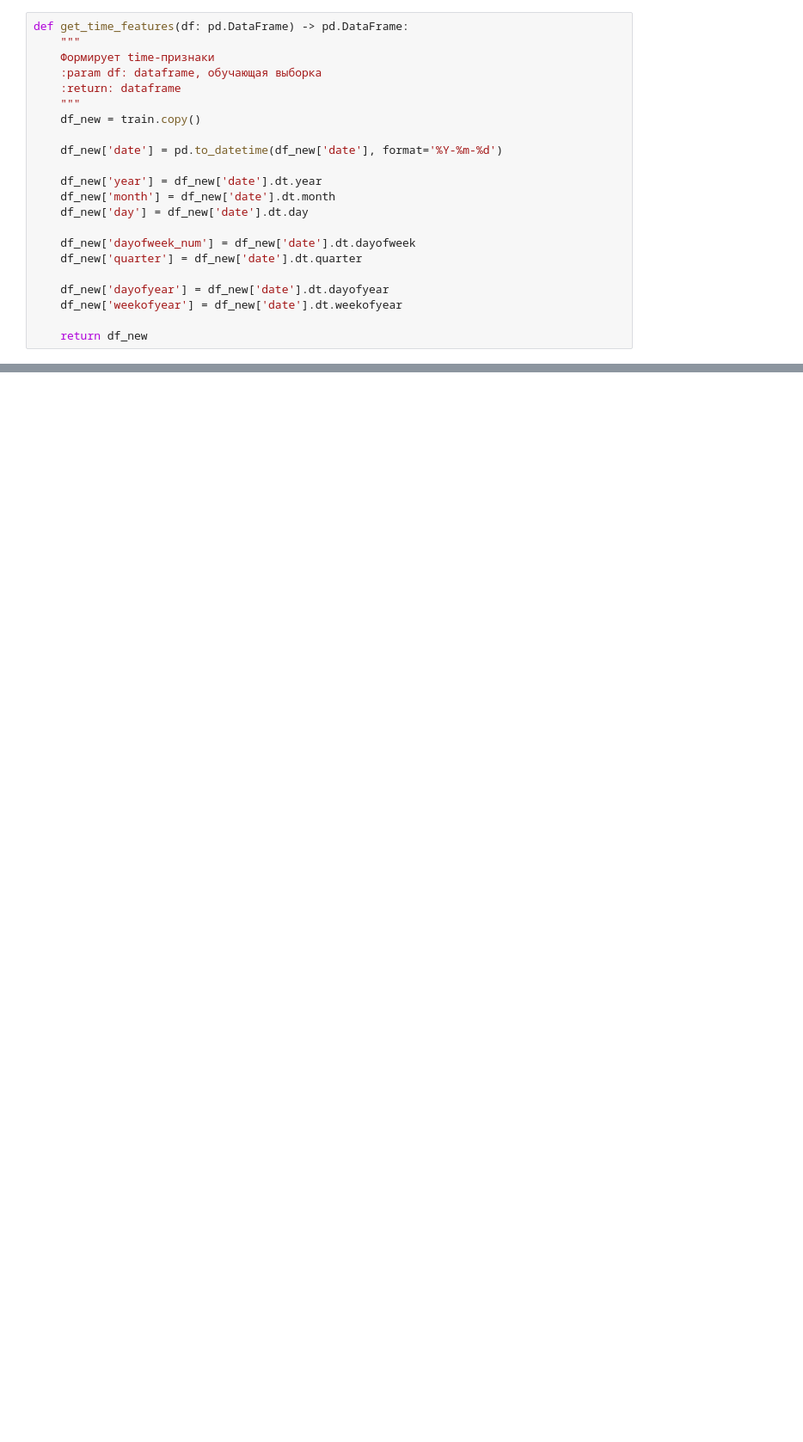
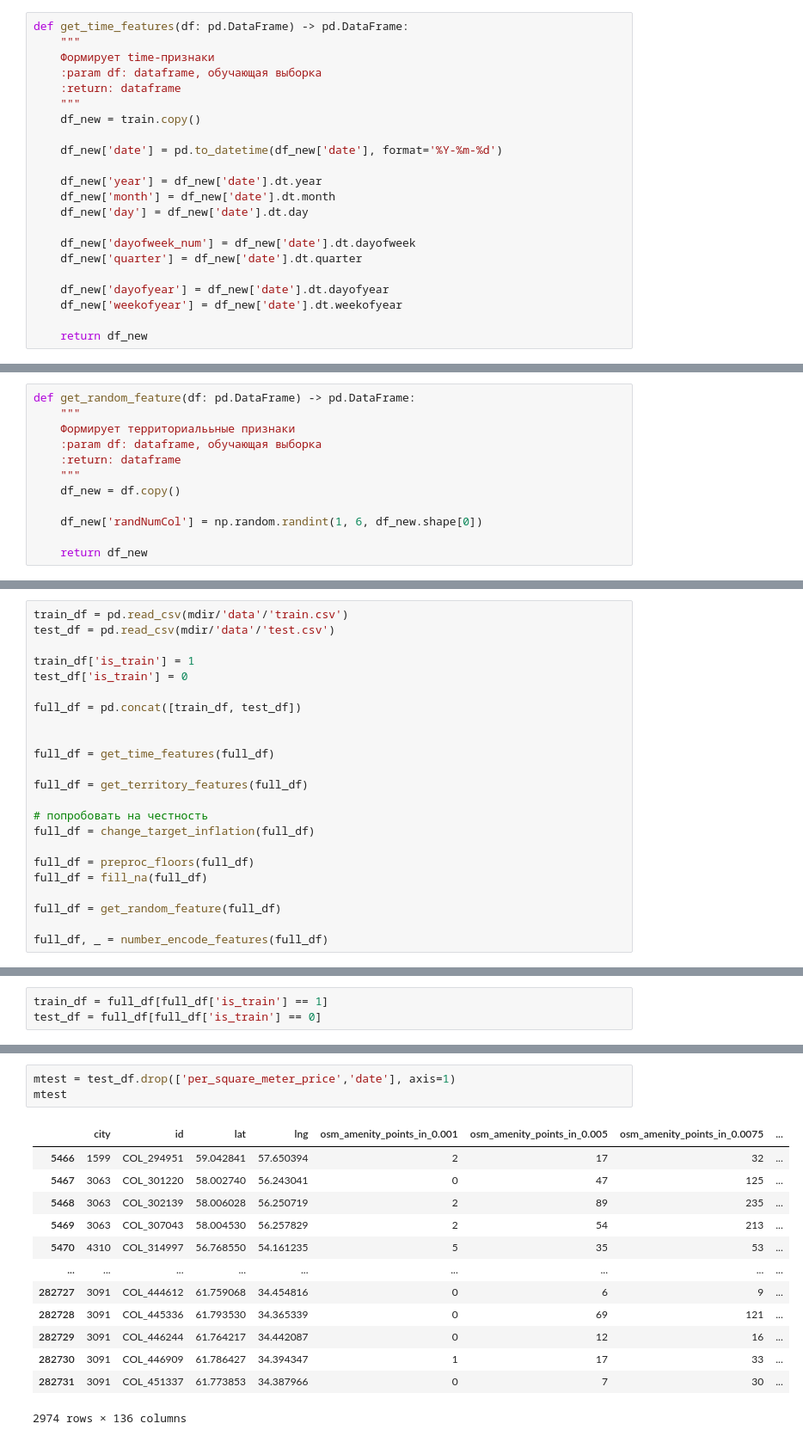
Before and after one commit to semenovdv/Ra1fHak_DS, a Jupyter notebook: notebooks/EDA.ipynb, the cells around one changed output, grey strips where cells are left out. Shown at 86% size. Cells and saved outputs as stored; diff of their text form; blank space fills up the shorter version.

```diff
--- a/notebooks/EDA.ipynb
+++ b/notebooks/EDA.ipynb
@@ -174,0 +213,12 @@ get_time_features(train)
+# %%
+def get_random_feature(df: pd.DataFrame) -> pd.DataFrame:
+    """
+    Формирует территориалььные признаки
+    :param df: dataframe, обучающая выборка
+    :return: dataframe
+    """
+    df_new = df.copy()
+
+    df_new['randNumCol'] = np.random.randint(1, 6, df_new.shape[0])
+
+    return df_new
@@ -174,0 +534,23 @@ get_time_features(train)
+# %%
+train_df = pd.read_csv(mdir/'data'/'train.csv')
+test_df = pd.read_csv(mdir/'data'/'test.csv')
+
+train_df['is_train'] = 1
+test_df['is_train'] = 0
+
+full_df = pd.concat([train_df, test_df])
+
+
+full_df = get_time_features(full_df)
+
+full_df = get_territory_features(full_df)
+
+# попробовать на честность
+full_df = change_target_inflation(full_df)
+
+full_df = preproc_floors(full_df)
+full_df = fill_na(full_df)
+
+full_df = get_random_feature(full_df)
+
+full_df, _ = number_encode_features(full_df)
@@ -174,0 +563,3 @@ get_time_features(train)
+# %%
+train_df = full_df[full_df['is_train'] == 1]
+test_df = full_df[full_df['is_train'] == 0]
@@ -174,0 +769,17 @@ get_time_features(train)
+# %%
+mtest = test_df.drop(['per_square_meter_price','date'], axis=1)
+mtest
+# %% [output]
+|  | city | id | lat | lng | osm_amenity_points_in_0.001 | osm_amenity_points_in_0.005 | osm_amenity_points_in_0.0075 | ... |
+| 5466 | 1599 | COL_294951 | 59.042841 | 57.650394 | 2 | 17 | 32 | ... |
+| 5467 | 3063 | COL_301220 | 58.002740 | 56.243041 | 0 | 47 | 125 | ... |
+| 5468 | 3063 | COL_302139 | 58.006028 | 56.250719 | 2 | 89 | 235 | ... |
+| 5469 | 3063 | COL_307043 | 58.004530 | 56.257829 | 2 | 54 | 213 | ... |
+| 5470 | 4310 | COL_314997 | 56.768550 | 54.161235 | 5 | 35 | 53 | ... |
+| ... | ... | ... | ... | ... | ... | ... | ... | ... |
+| 282727 | 3091 | COL_444612 | 61.759068 | 34.454816 | 0 | 6 | 9 | ... |
+| 282728 | 3091 | COL_445336 | 61.793530 | 34.365339 | 0 | 69 | 121 | ... |
+| 282729 | 3091 | COL_446244 | 61.764217 | 34.442087 | 0 | 12 | 16 | ... |
+| 282730 | 3091 | COL_446909 | 61.786427 | 34.394347 | 1 | 17 | 33 | ... |
+| 282731 | 3091 | COL_451337 | 61.773853 | 34.387966 | 0 | 7 | 30 | ... |
+2974 rows × 136 columns
```
Also changed, not shown: parts of 72 cells of this notebook, 4 other files.
